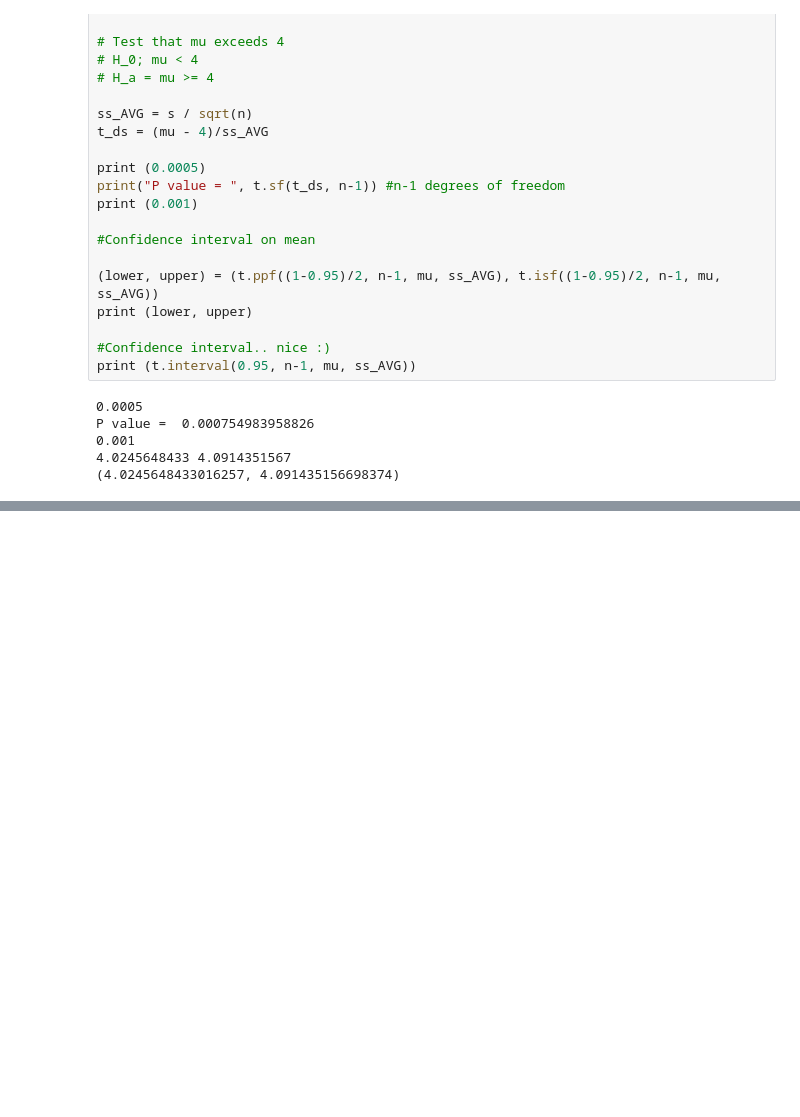
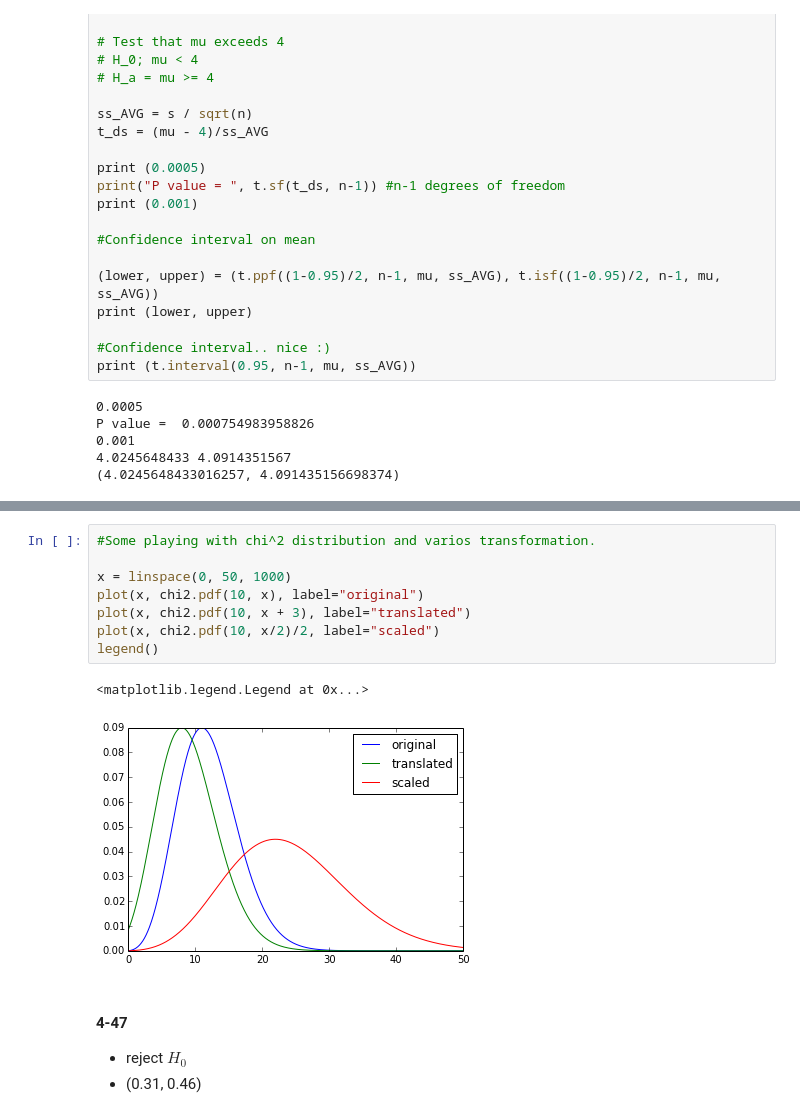
Before and after one commit to nmiculinic/FER-Seminar, a Jupyter notebook: Random Notes.ipynb, the cells around one changed output, grey strips where cells are left out. Drawn from its saved outputs; the diff is of its cells as text; blank space fills up the shorter version.

```diff
--- a/Random Notes.ipynb
+++ b/Random Notes.ipynb
@@ -231,0 +273,15 @@ P value =  0.000754983958826
+# %%
+#Some playing with chi^2 distribution and varios transformation.
+
+x = linspace(0, 50, 1000)
+plot(x, chi2.pdf(10, x), label="original")
+plot(x, chi2.pdf(10, x + 3), label="translated")
+plot(x, chi2.pdf(10, x/2)/2, label="scaled")
+legend()
+# %% [output]
+<matplotlib.legend.Legend at 0x...>
+[figure, added]
+# %% [markdown]
+#### 4-47
+* reject $H_0$
+* (0.31, 0.46)
```
Also changed, not shown: parts of 12 cells of this notebook, 19 other files.
